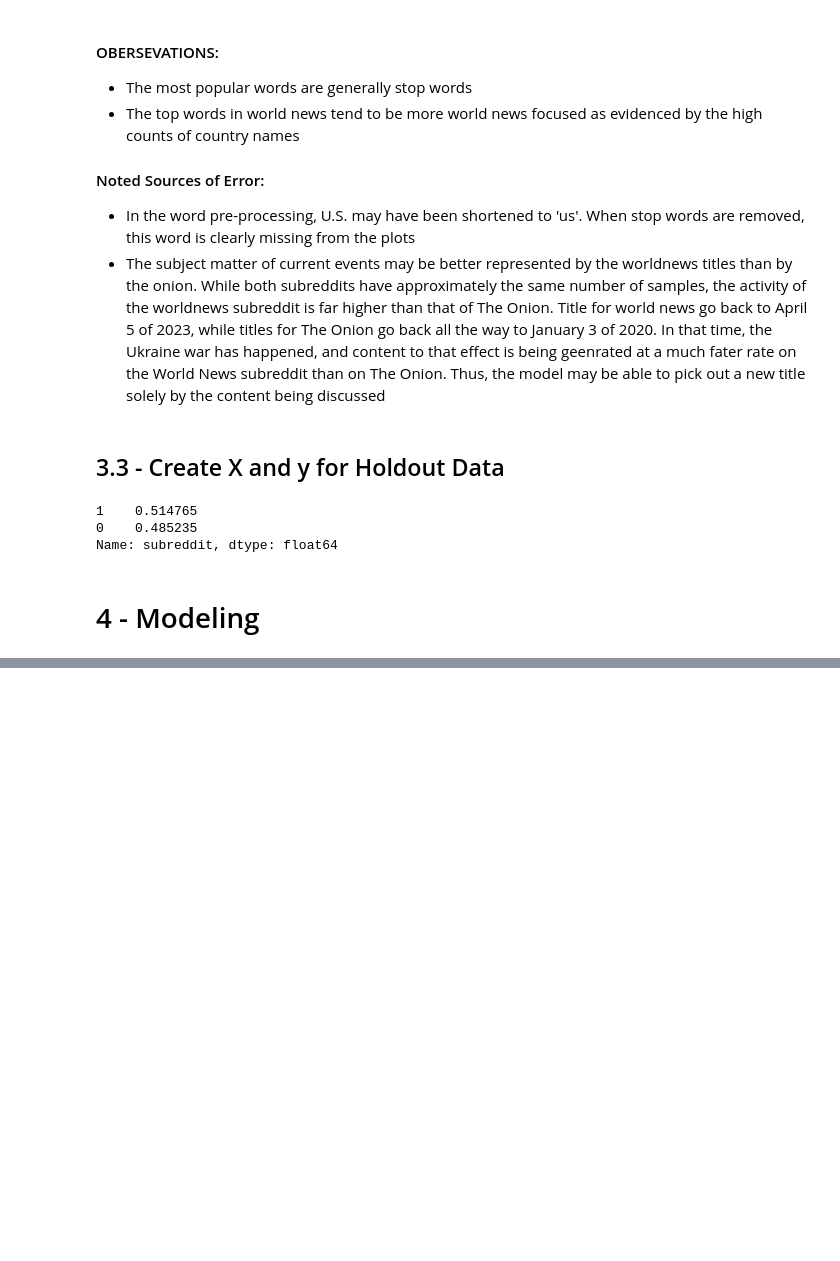
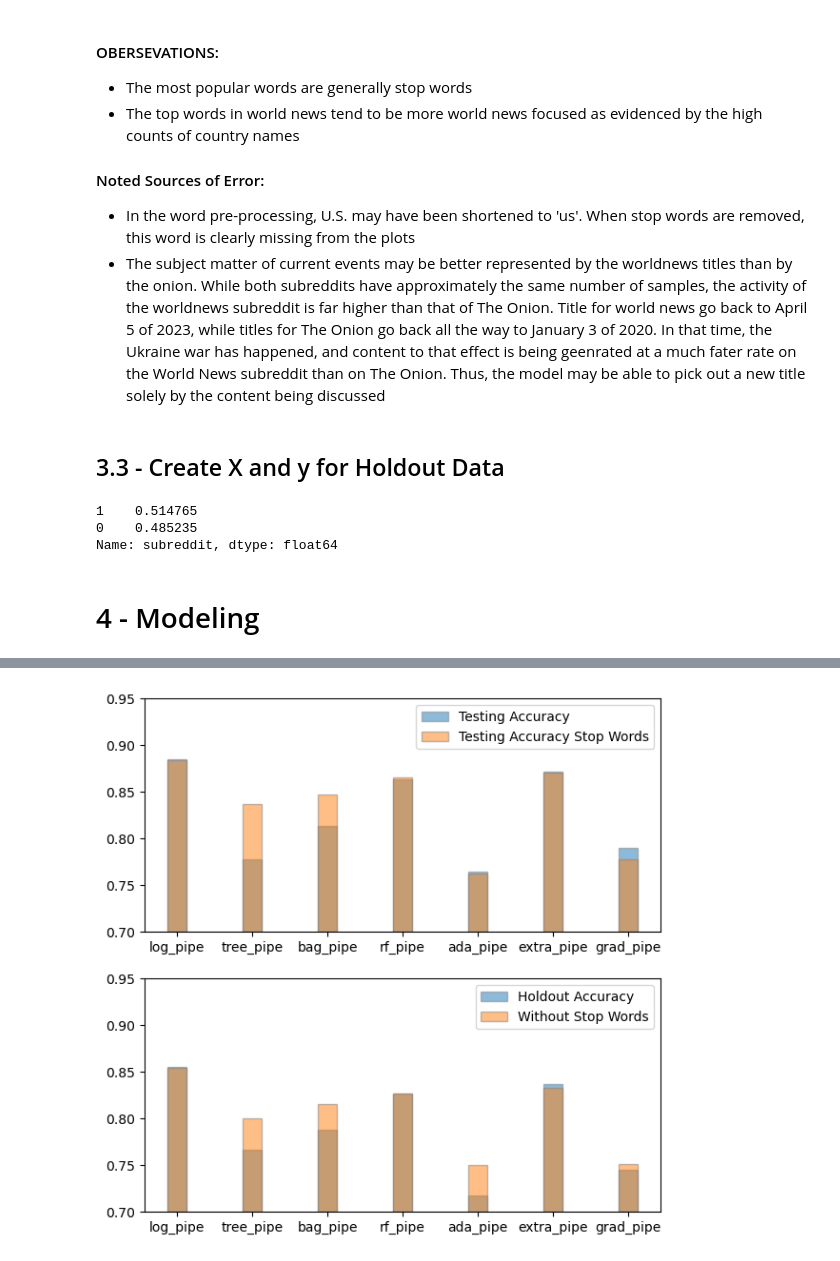
Before and after one commit to drossDS/Humor_Identification_with_NLP, a Jupyter notebook: code/4-Modeling-Round-2.ipynb, the cells around one changed output, grey strips where cells are left out. Drawn from its saved outputs; the diff is of its cells as text; code cells hidden in the pictures; blank space fills up the shorter version.

```diff
--- a/code/4-Modeling-Round-2.ipynb
+++ b/code/4-Modeling-Round-2.ipynb
@@ -481,14 +485,21 @@ list_dict = []
 
 for model in class_models:
     mod_dict = {
+        #'---TRAINING---': '-',
         'Training Accuracy': model.score(X_train, y_train),
         'Training Recall': recall_score(model.predict(X_train), y_train),
         'Training Precision': precision_score(model.predict(X_train), y_train),
         'Training f1 score': f1_score(model.predict(X_train), y_train),
+        #'---TESTING---': '-',
         'Testing Accuracy': model.score(X_test, y_test),
         'Testing Recall': recall_score(model.predict(X_test), y_test),
         'Testing Precision': precision_score(model.predict(X_test), y_test),
-        'Testing f1 score': f1_score(model.predict(X_test), y_test)
+        'Testing f1 score': f1_score(model.predict(X_test), y_test),
+        #'---HOLDOUT---': '-',
+        'Holdout Accuracy': model.score(X_hold, y_hold),
+        'Holdout Recall': recall_score(model.predict(X_hold), y_hold),
+        'Holdout Precision': precision_score(model.predict(X_hold), y_hold),
+        'Holdout f1 score': f1_score(model.predict(X_hold), y_hold)
     }
 
     list_dict.append(mod_dict)
@@ -510,0 +526,38 @@ pd.DataFrame(list_dict, index=class_models_labels).T
+# %%
+#plt.plot(pd.DataFrame(list_dict, index=class_models_labels))
+# Source for assistance:  https://www.geeksforgeeks.org/bar-plot-in-matplotlib/
+
+plt.figure(figsize=(7, 7))
+
+plt.subplot(2, 1, 1)
+plt.bar(x = class_models_labels,
+        height=met_cvec['Testing Accuracy'], alpha = 0.5,
+        width = .25,
+        edgecolor ='grey',
+       label = 'Testing Accuracy')
+plt.bar(x = class_models_labels,
+        height=met_cvec_sw['Testing Accuracy'], alpha = 0.5,
+        width = .25,
+        edgecolor ='grey',
+       label = 'Testing Accuracy Stop Words')
+plt.legend(loc = 'upper right')
+plt.yticks(np.arange(0,1.1,.05))  # Source:  https://matplotlib.org/stable/api/_as_gen/matplotlib.pyplot.yticks.html
+plt.ylim(0.7, .95); # Source:  https://matplotlib.org/stable/api/_as_gen/matplotlib.pyplot.ylim.html
+
+
+plt.subplot(2, 1, 2)
+plt.bar(x = class_models_labels,
+        height=met_cvec['Holdout Accuracy'], alpha = 0.5,
+        width = .25,
+        edgecolor ='grey',
+       label = 'Holdout Accuracy')
+plt.bar(x = class_models_labels,
+        height=met_cvec_sw['Holdout Accuracy'], alpha = 0.5,
+        width = .25,
+        edgecolor ='grey',
+       label = 'Without Stop Words')
+plt.legend(loc = 'upper right')
+plt.yticks(np.arange(0,1.1,.05))  # Source:  https://matplotlib.org/stable/api/_as_gen/matplotlib.pyplot.yticks.html
+plt.ylim(0.7, 0.95); # Source:  https://matplotlib.org/stable/api/_as_gen/matplotlib.pyplot.ylim.html
+# %% [output]
+[figure, added]
```
Also changed, not shown: parts of 4 cells of this notebook.
